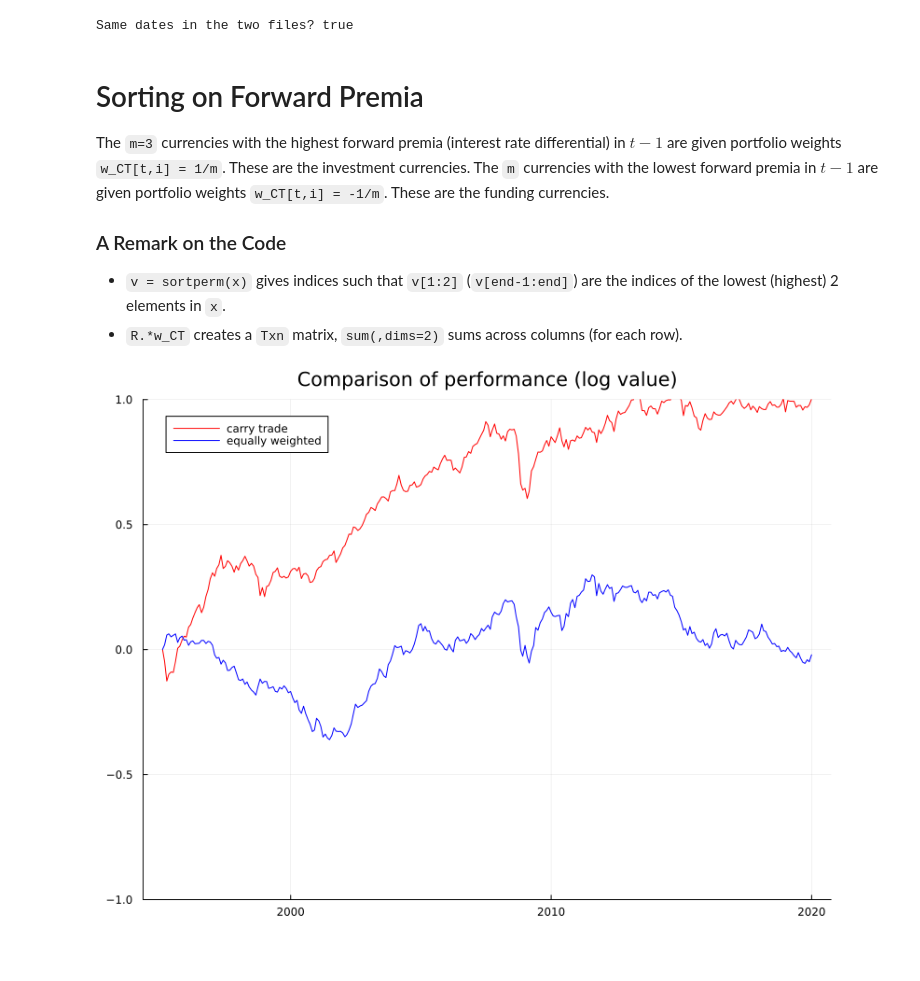
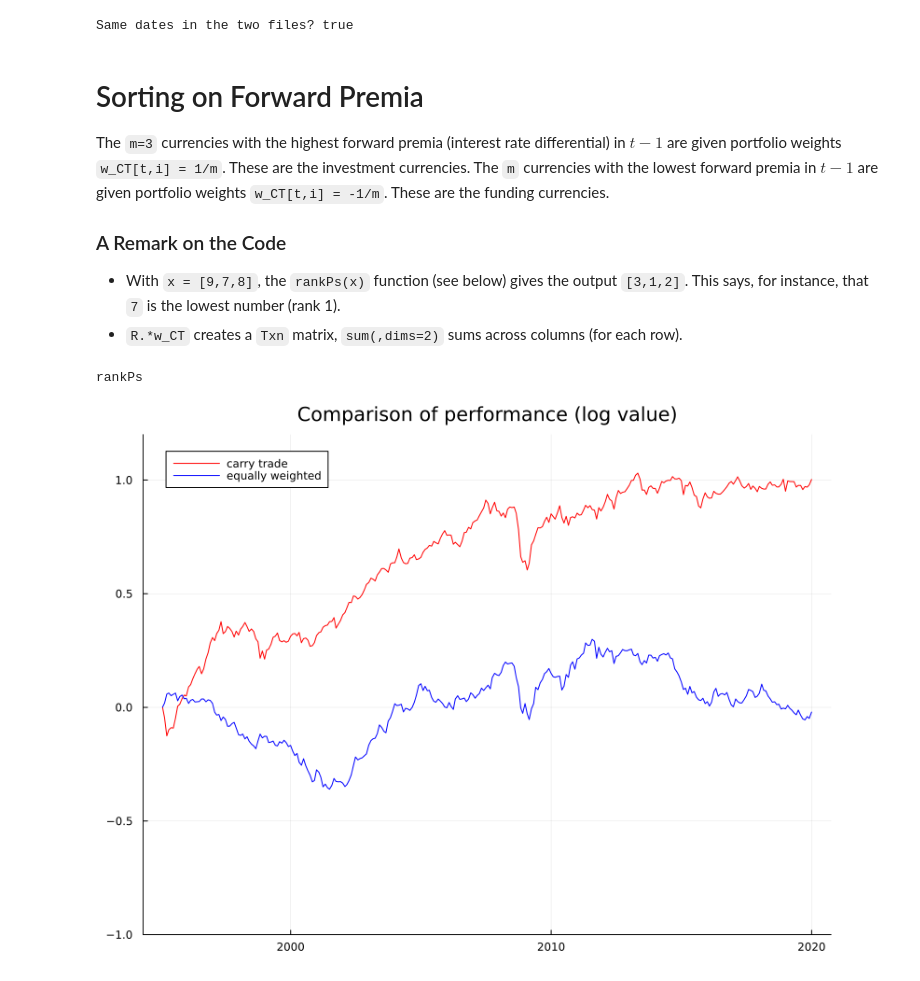
Before and after one commit to PaulSoderlind/FinancialTheoryMSc, a Jupyter notebook: Ch07_FX.ipynb, the cells around one changed output. Saved outputs shown, nothing was run; the diff lists cells and outputs as text; code cells hidden in the pictures.

```diff
--- a/Ch07_FX.ipynb
+++ b/Ch07_FX.ipynb
@@ -135,8 +124,19 @@ Same dates in the two files? true
 The `m=3` currencies with the highest forward premia (interest rate differential) in $t-1$  are given portfolio weights `w_CT[t,i] = 1/m`. These are the investment currencies. The `m` currencies with the lowest forward premia in $t-1$ are given portfolio weights `w_CT[t,i] = -1/m`. These are the funding currencies.
 
 ### A Remark on the Code
-- `v = sortperm(x)` gives indices such that `v[1:2]` (`v[end-1:end]`) are the indices of the lowest (highest) 2 elements in `x`.
+- With `x = [9,7,8]`, the `rankPs(x)` function (see below) gives the output `[3,1,2]`. This says, for instance, that `7` is the lowest number (rank 1).
 - `R.*w_CT` creates a `Txn` matrix, `sum(,dims=2)` sums across columns (for each row).
+# %%
+"""
+    rankPs(x)
+
+Calculates the ordinal rank of eack element in a vector `x`. As an aternative,
+use `ordinalrank` from the `StatsBase.jl` package.
+
+"""
+rankPs(x) = invperm(sortperm(x))
+# %% [output]
+rankPs
 # %%
 m = 3                #number of long/short positions
 
@@ -157,17 +156,17 @@ println()
 # %%
 p_CT = cumsum(log.(1.0.+R_CT/100),dims=1)
 p_EW = cumsum(log.(1.0.+R_EW/100),dims=1)
 
 xTicksLoc = [Date(2000),Date(2010),Date(2020)]
 xTicksLab = Dates.format.(xTicksLoc,"Y")
 
 p1 = plot( dN,[p_CT p_EW],
            label = ["carry trade" "equally weighted"],
            size = (800,600),
            linecolor = [:red :blue],
            xticks = (xTicksLoc,xTicksLab),
-           ylims = (-1,1),
+           ylims = (-1,1.2),
            title = "Comparison of performance (log value)")
 display(p1)
 # %% [output]
-[figure, old version]
+[figure, new version]
```
Also changed, not shown: parts of 13 cells of this notebook.
